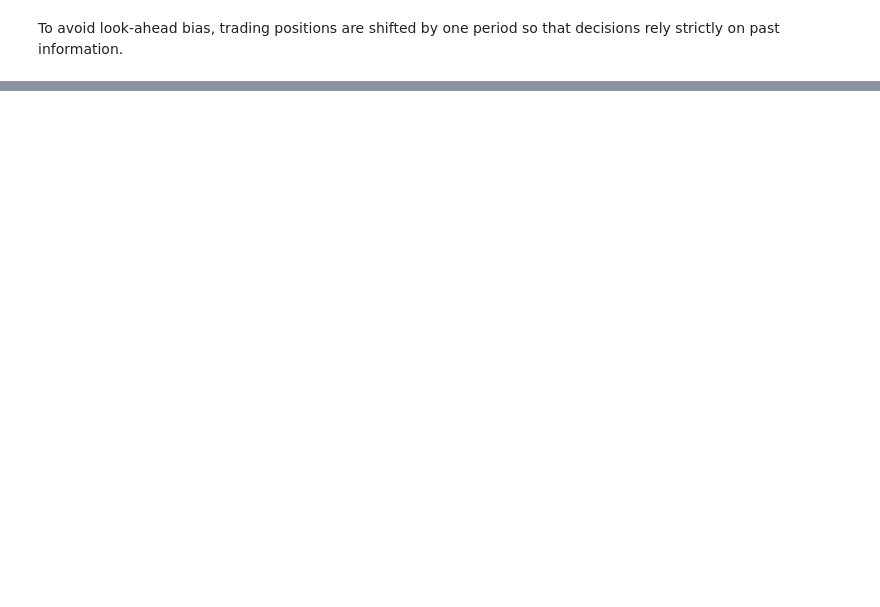
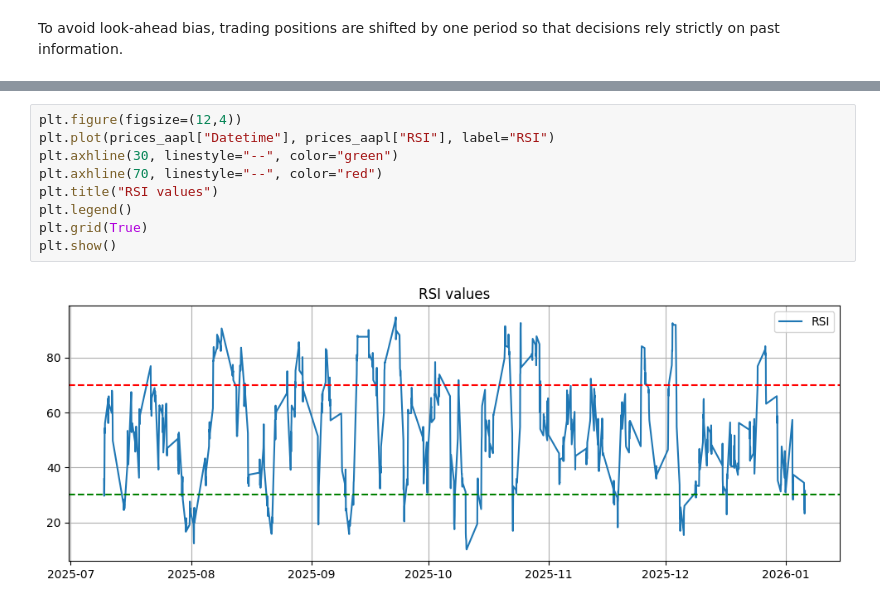
Before and after one commit to Juddt/Projet-Python-DAVROUX-DIDENOT, a Jupyter notebook: Projet_python_DAVROUX_DIDENOT.ipynb, the cells around one changed output, grey strips where cells are left out. Saved outputs shown, nothing was run; the diff lists cells and outputs as text; blank space fills up the shorter version.

```diff
--- a/Projet_python_DAVROUX_DIDENOT.ipynb
+++ b/Projet_python_DAVROUX_DIDENOT.ipynb
@@ -246,0 +371,11 @@ plt.show()
+# %%
+plt.figure(figsize=(12,4))
+plt.plot(prices_aapl["Datetime"], prices_aapl["RSI"], label="RSI")
+plt.axhline(30, linestyle="--", color="green")
+plt.axhline(70, linestyle="--", color="red")
+plt.title("RSI values")
+plt.legend()
+plt.grid(True)
+plt.show()
+# %% [output]
+[figure, added]
```
Also changed, not shown: parts of 12 cells of this notebook.
